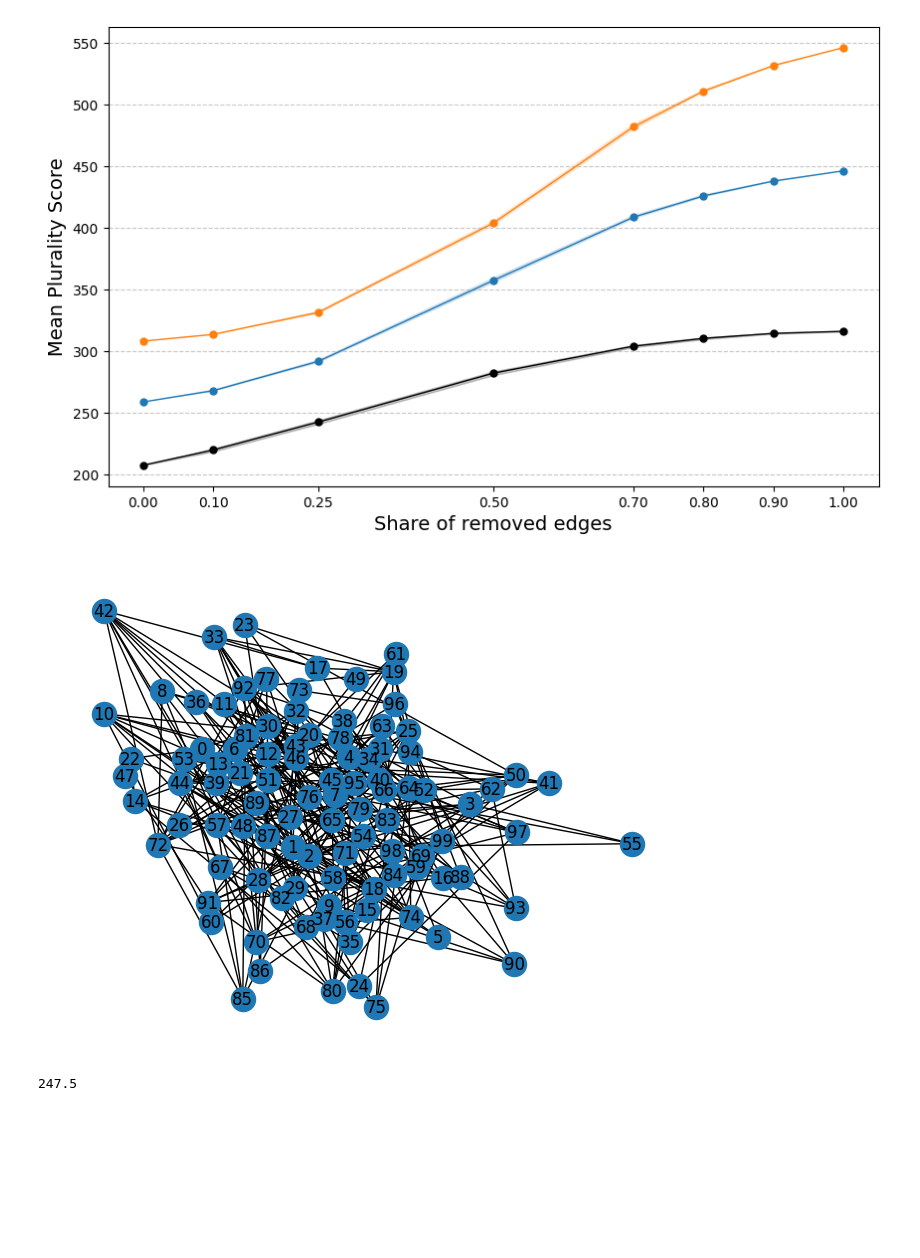
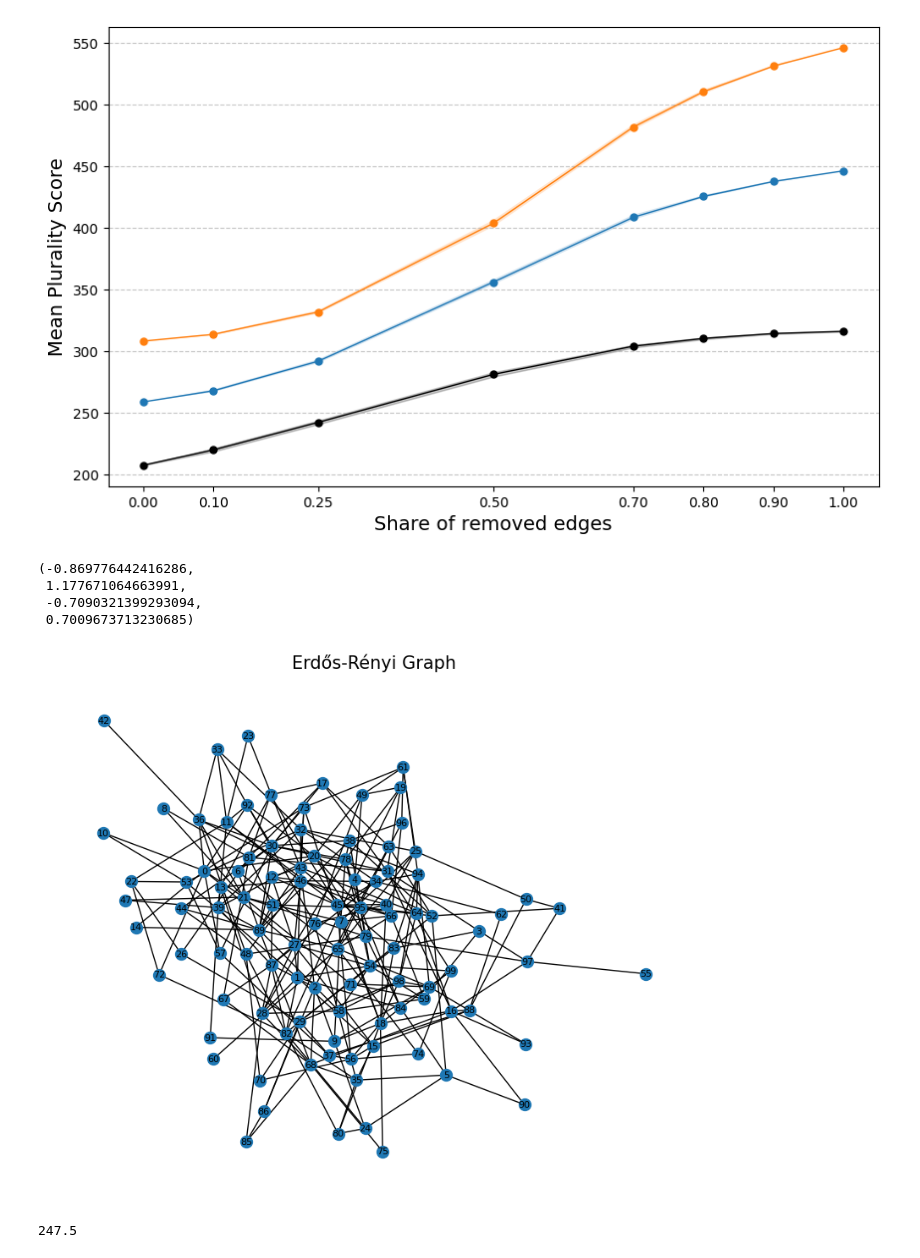
Before and after one commit to lexicongovernance/gov-research, a Jupyter notebook: berlin-analysis/analysis.ipynb, the cells around one changed output. Cells and saved outputs as stored; diff of their text form; code cells hidden in the pictures; blank space fills up the shorter version.

```diff
--- a/berlin-analysis/analysis.ipynb
+++ b/berlin-analysis/analysis.ipynb
@@ -749,14 +795,26 @@ plt.savefig('plots-and-tables/scores.png')
 # %% [output]
 [figure]
 # %%
+# Generate an Erdős-Rényi graph
 test_network = nx.erdos_renyi_graph(100, 0.05, seed=1)
 
-# Generate positions for the nodes (fixing the positions)
+# Generate positions for the nodes using Fruchterman-Reingold layout
 pos = nx.spring_layout(test_network, seed=1)
-# Draw the modified network with fixed node positions
-nx.draw(er_network, pos=pos, with_labels=True)
+
+# Draw the network with improved visual parameters
+plt.figure(figsize=(10, 8))  # Adjust the figure size
+
+# Node customization
+nx.draw_networkx(test_network, pos=pos, with_labels=True, node_size=100, font_size=8)
+
+plt.title("Erdős-Rényi Graph", fontsize=15)
+plt.axis('off')
 # %% [output]
+(-0.869776442416286,
+ 1.177671064663991,
+ -0.7090321399293094,
+ 0.7009673713230685)
-[figure, old version]
+[figure, new version]
 # %%
 exp_num_edges = (p*(n*(n-1)))/2
 exp_num_edges
```
Also changed, not shown: parts of 8 cells of this notebook.
